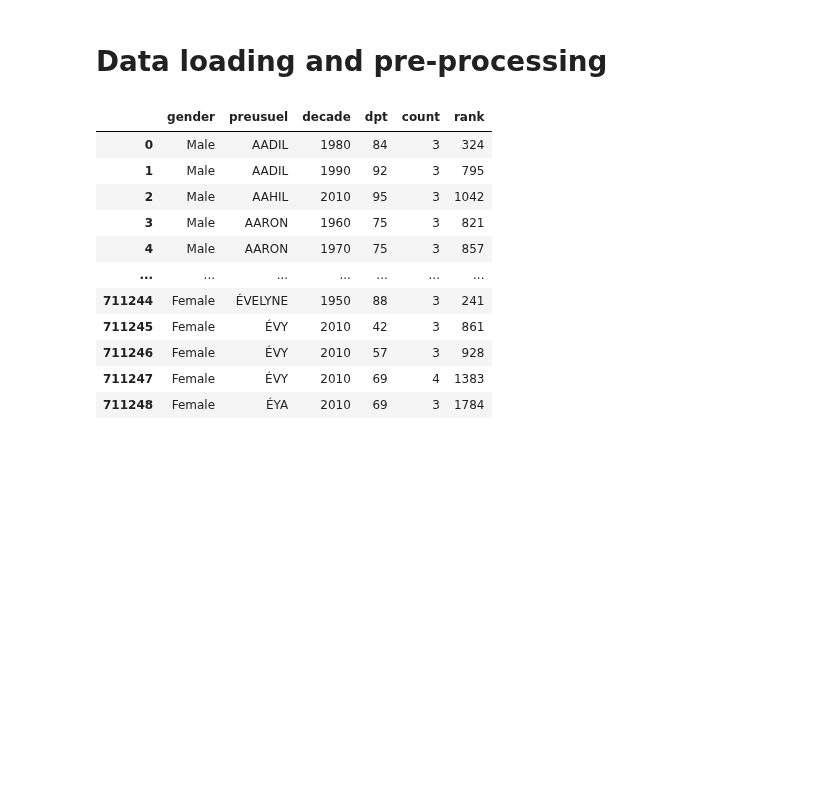
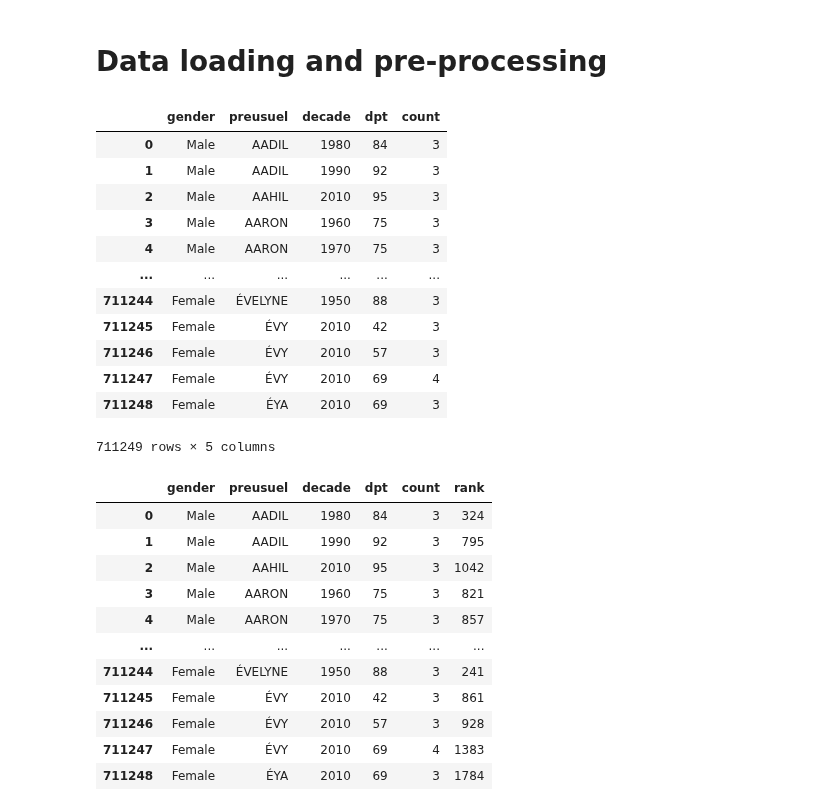
Before and after one commit to edoduc/Baby-names-data-visualization, a Jupyter notebook: visualization_2_region_effect/IGR204_project_visualization_2_region_Mita.ipynb, the cells around one changed output. Drawn from its saved outputs; the diff is of its cells as text; code cells hidden in the pictures; blank space fills up the shorter version.

```diff
--- a/visualization_2_region_effect/IGR204_project_visualization_2_region_Mita.ipynb
+++ b/visualization_2_region_effect/IGR204_project_visualization_2_region_Mita.ipynb
@@ -48,6 +48,22 @@ names_f = names[names.gender == 'Female']
 # names_f['count'] = names_f['count'].fillna(int(0))
 # names_f['gender'] = names_f['gender'].fillna('Female')
 # names_f['count'] = names_f['count'].astype(int)
+# %%
+names
+# %% [output]
+|  | gender | preusuel | decade | dpt | count |
+| 0 | Male | AADIL | 1980 | 84 | 3 |
+| 1 | Male | AADIL | 1990 | 92 | 3 |
+| 2 | Male | AAHIL | 2010 | 95 | 3 |
+| 3 | Male | AARON | 1960 | 75 | 3 |
+| 4 | Male | AARON | 1970 | 75 | 3 |
+| ... | ... | ... | ... | ... | ... |
+| 711244 | Female | ÉVELYNE | 1950 | 88 | 3 |
+| 711245 | Female | ÉVY | 2010 | 42 | 3 |
+| 711246 | Female | ÉVY | 2010 | 57 | 3 |
+| 711247 | Female | ÉVY | 2010 | 69 | 4 |
+| 711248 | Female | ÉYA | 2010 | 69 | 3 |
+711249 rows × 5 columns
 # %%
 # Concatenate
 names = pd.concat([names_m, names_f])
```
Also changed, not shown: parts of 2 cells of this notebook, 1 other file.
